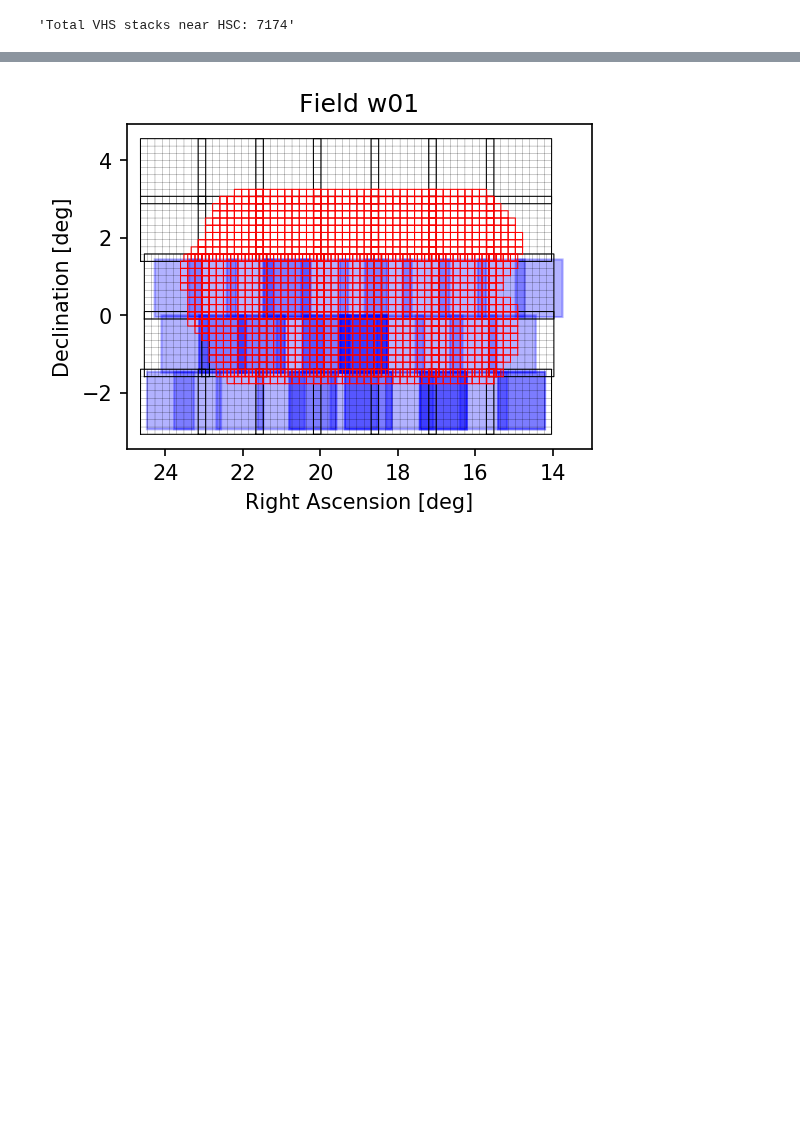
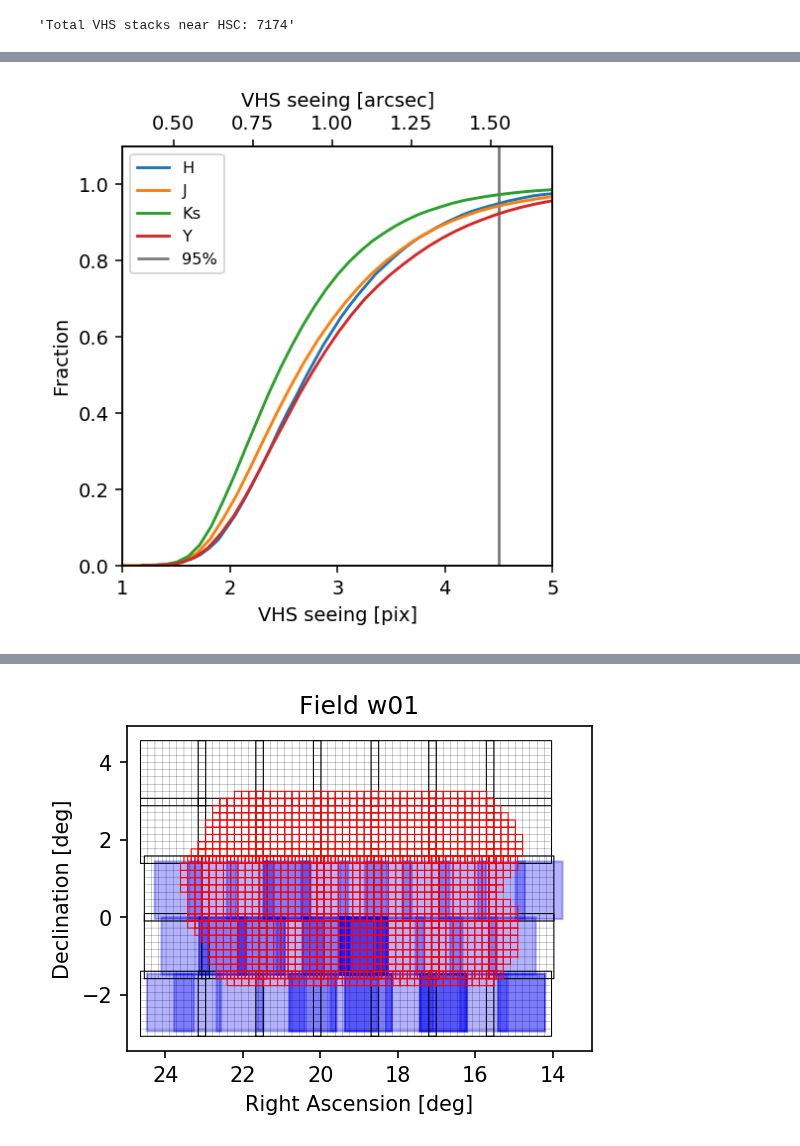
Before and after one commit to lsst-uk/lsst-ir-fusion, a Jupyter notebook: dmu4/dmu4_VHS/1_Slurm_factory.ipynb, the cells around one changed output, grey strips where cells are left out. Saved outputs shown, nothing was run; the diff lists cells and outputs as text; code cells hidden in the pictures; blank space fills up the shorter version.

```diff
--- a/dmu4/dmu4_VHS/1_Slurm_factory.ipynb
+++ b/dmu4/dmu4_VHS/1_Slurm_factory.ipynb
@@ -29,8 +29,8 @@ config.tractOverlap = 1.0/60
 config.pixelScale = 0.168
 sm = RingsSkyMap(config)
 # %%
-vhs_ims = Table.read('../../dmu1/data/vhs_images_overview_20201102.csv')
-vhs_ims = Table.read('../../dmu1/data/vhs_images_overview_temp_790000.csv')
+#vhs_ims = Table.read('../../dmu1/data/vhs_images_overview_20201102.csv')
+vhs_ims = Table.read('../../dmu1/data/vhs_images_overview_20210409.csv')
 hsc_ims = Table.read('../../dmu1/data/hsc_images_overview_20210315.csv')
 # %%
 vhs_total_patch_dict = json.loads(open('../../dmu1/json/vhs_total_patch_dict.json', 'r').read())
@@ -144,0 +152,3 @@ Field w05: 9813 VHS files, 2356 stack images.
+# %%
+vhs_ims['ESOGRADE'] = vhs_ims['ESOGRADE'].filled()
+vhs_ims['OBSTATUS'] = vhs_ims['OBSTATUS'].filled()
@@ -144,0 +191,45 @@ Field w05: 9813 VHS files, 2356 stack images.
+# %%
+fig = plt.figure(figsize=(4, 4), dpi=140)
+ax1 = fig.add_subplot(111)
+ax2 = ax1.twiny()
+x_lims=[1,5]
+pixwidth=0.339
+#hist=np.histogram(video_ims[near_sxds]['SEEING'],bins=100)
+#X=[np.mean([hist[1][n],hist[1][n+1]]) for n in np.arange(len(hist[1])-1)]
+#Y=hist[0]
+for band in np.unique(vhs_ims[~vhs_ims['filter'].mask]['filter']):
+
+    #print(band)
+    m = (vhs_ims['SEEING']>0) & (vhs_ims['filter']==band)
+
+
+    hist=np.histogram(vhs_ims[m]['SEEING'],bins=100)
+    bin_edges=hist[1]
+    bin_middles = (bin_edges[1:] + bin_edges[:-1])/2
+    cum_sum=np.cumsum(hist[0])/np.sum(hist[0])
+    ax1.plot(bin_middles,cum_sum,label=band)
+
+    ax1.set_ylim([0,1.1])
+    ax1.set_xlabel(r"VHS seeing [pix]")
+    ax1.set_xlim(x_lims)
+    ax1.set_ylabel('Fraction')
+
+
+seeing_p95=np.nanpercentile(vhs_ims['SEEING'],95)
+ax1.vlines(seeing_p95,0,1.1,alpha=0.5,label='95%')
+
+ax1.legend(fontsize='small')
+
+new_tick_locations = np.array([0.5,0.75,1,1.25,1.5])/pixwidth
+def tick_function(X):
+    V = X*pixwidth
+    return ["%.2f" % z for z in V]
+
+ax2.set_xlim(ax1.get_xlim())
+ax2.set_xticks(new_tick_locations)
+ax2.set_xticklabels(tick_function(new_tick_locations))
+ax2.set_xlabel(r"VHS seeing [arcsec]")
+fig.savefig('./figs/vhs_seeing_hist.pdf', overwrite=True, bbox_inches='tight')
+fig.savefig('./figs/vhs_seeing_hist.png', overwrite=True, bbox_inches='tight')
+# %% [output]
+[figure, added]
```
Also changed, not shown: parts of 16 cells of this notebook, 5 other files.
